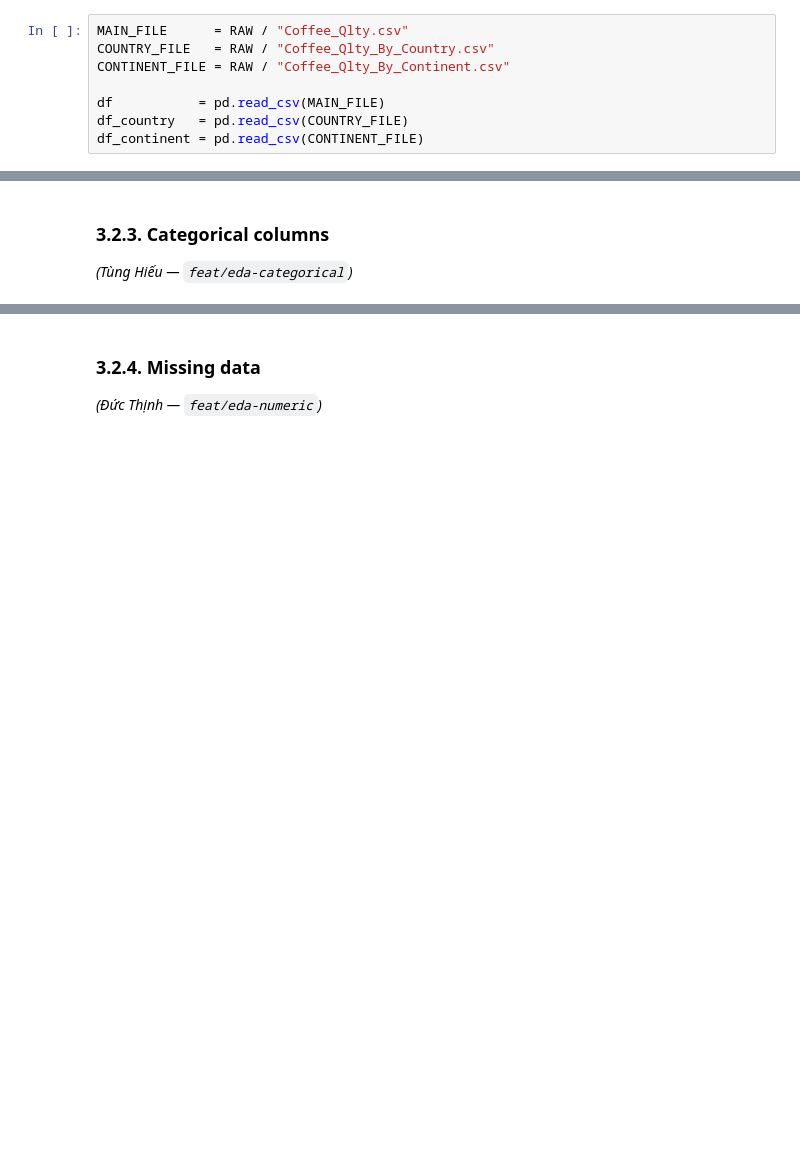
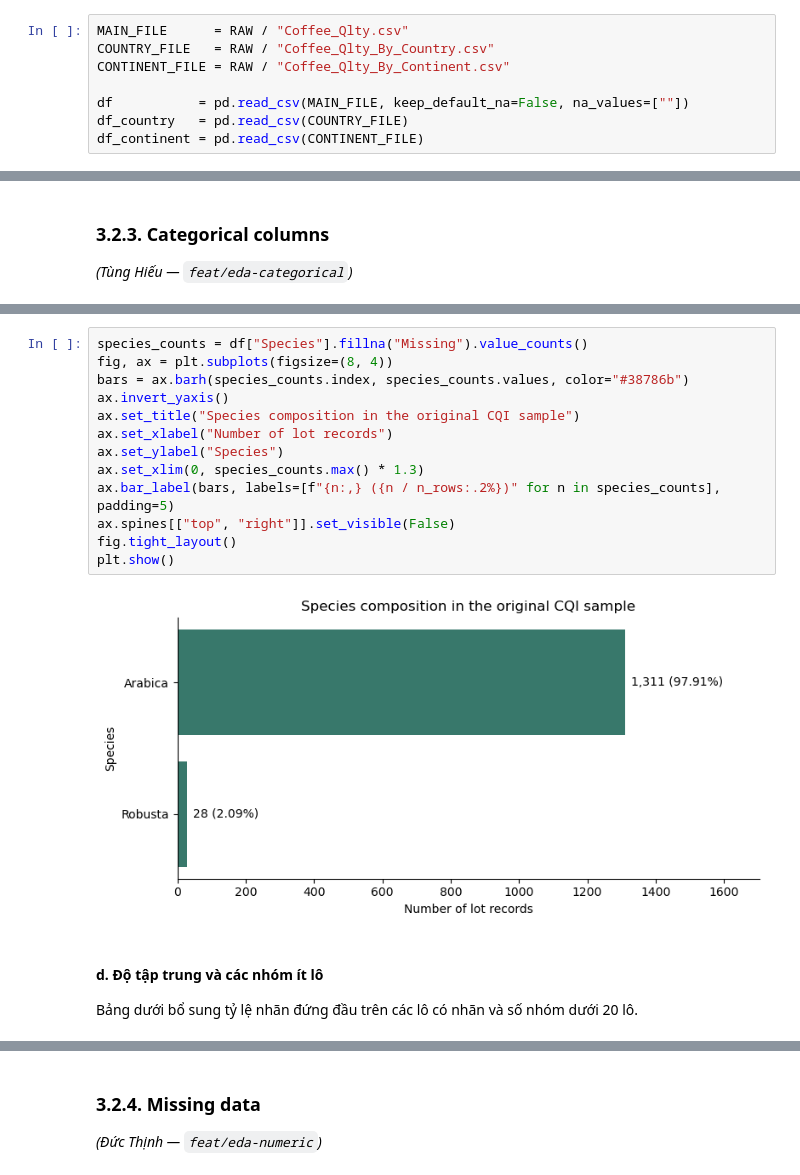
Before and after one commit to dnhoang-2006/coffee-quality, a Jupyter notebook: notebooks/01_collection_exploration.ipynb, the cells around one changed output, grey strips where cells are left out. Cells and saved outputs as stored; diff of their text form; blank space fills up the shorter version.

```diff
--- a/notebooks/01_collection_exploration.ipynb
+++ b/notebooks/01_collection_exploration.ipynb
@@ -105,7 +108,7 @@ MAIN_FILE      = RAW / "Coffee_Qlty.csv"
 COUNTRY_FILE   = RAW / "Coffee_Qlty_By_Country.csv"
 CONTINENT_FILE = RAW / "Coffee_Qlty_By_Continent.csv"
 
-df           = pd.read_csv(MAIN_FILE)
+df           = pd.read_csv(MAIN_FILE, keep_default_na=False, na_values=[""])
 df_country   = pd.read_csv(COUNTRY_FILE)
 df_continent = pd.read_csv(CONTINENT_FILE)
 # %%
@@ -686,0 +790,19 @@ files_summary
+# %%
+species_counts = df["Species"].fillna("Missing").value_counts()
+fig, ax = plt.subplots(figsize=(8, 4))
+bars = ax.barh(species_counts.index, species_counts.values, color="#38786b")
+ax.invert_yaxis()
+ax.set_title("Species composition in the original CQI sample")
+ax.set_xlabel("Number of lot records")
+ax.set_ylabel("Species")
+ax.set_xlim(0, species_counts.max() * 1.3)
+ax.bar_label(bars, labels=[f"{n:,} ({n / n_rows:.2%})" for n in species_counts], padding=5)
+ax.spines[["top", "right"]].set_visible(False)
+fig.tight_layout()
+plt.show()
+# %% [output]
+[figure, added]
+# %% [markdown]
+#### d. Độ tập trung và các nhóm ít lô
+
+Bảng dưới bổ sung tỷ lệ nhãn đứng đầu trên các lô có nhãn và số nhóm dưới 20 lô.
```
Also changed, not shown: parts of 32 cells of this notebook, 8 other files.
